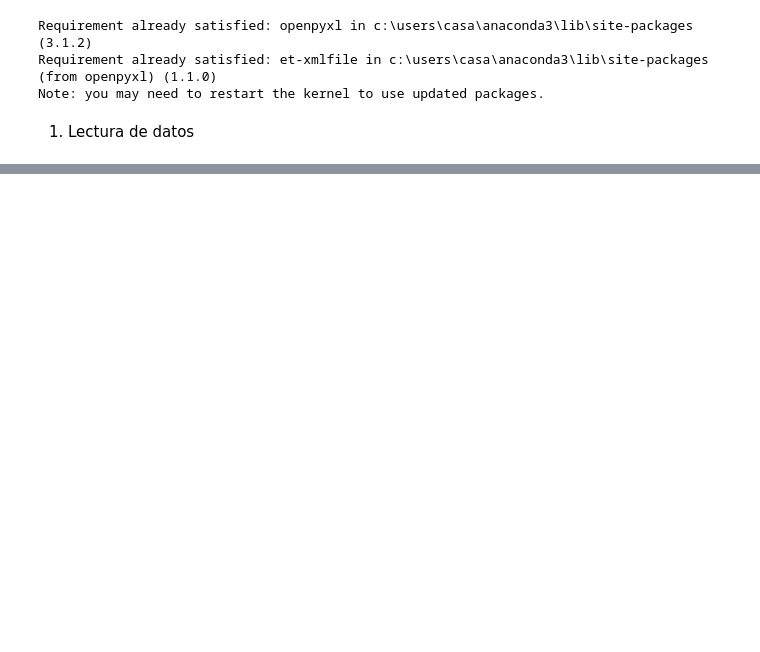
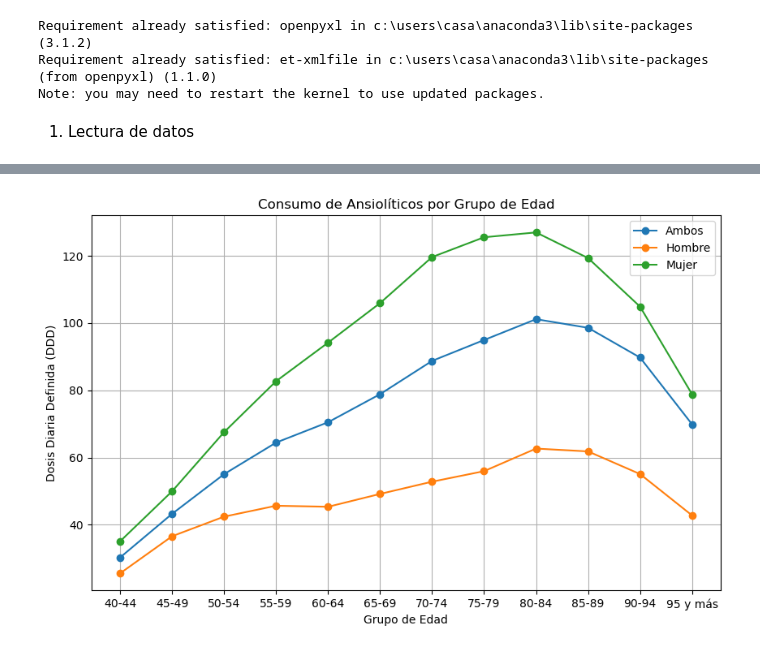
Before and after one commit to Rafa-Gamero/Project1, a Jupyter notebook: zonatrabajo.ipynb, the cells around one changed output, grey strips where cells are left out. Saved outputs shown, nothing was run; the diff lists cells and outputs as text; code cells hidden in the pictures; blank space fills up the shorter version.

```diff
--- a/zonatrabajo.ipynb
+++ b/zonatrabajo.ipynb
@@ -55,0 +314,28 @@ limpiar_datos(cargar_datos(archivo))
+# %%
+import pandas as pd
+import matplotlib.pyplot as plt
+
+# Datos de ejemplo
+data = {
+    'Grupo edad': ['40-44', '45-49', '50-54', '55-59', '60-64', '65-69', '70-74', '75-79', '80-84', '85-89', '90-94', '95 y más'],
+    'Ambos': [30.3, 43.28, 55.07, 64.45, 70.5, 78.84, 88.73, 94.94, 101.13, 98.57, 89.73, 69.89],
+    'Hombre': [25.59, 36.62, 42.44, 45.68, 45.37, 49.19, 52.83, 55.96, 62.67, 61.83, 55.1, 42.81],
+    'Mujer': [35.11, 49.98, 67.56, 82.7, 94.16, 105.92, 119.6, 125.48, 126.92, 119.3, 104.86, 78.82]
+}
+
+# Crear DataFrame
+df = pd.DataFrame(data)
+
+# Graficar consumo de ansiolíticos por grupo de edad
+plt.figure(figsize=(10, 6))
+for column in df.columns[1:]:
+    plt.plot(df['Grupo edad'], df[column], marker='o', label=column)
+
+plt.title('Consumo de Ansiolíticos por Grupo de Edad')
+plt.xlabel('Grupo de Edad')
+plt.ylabel('Dosis Diaria Definida (DDD)')
+plt.legend()
+plt.grid(True)
+plt.show()
+# %% [output]
+[figure, added]
```
Also changed, not shown: parts of 21 cells of this notebook, 2 other files.
